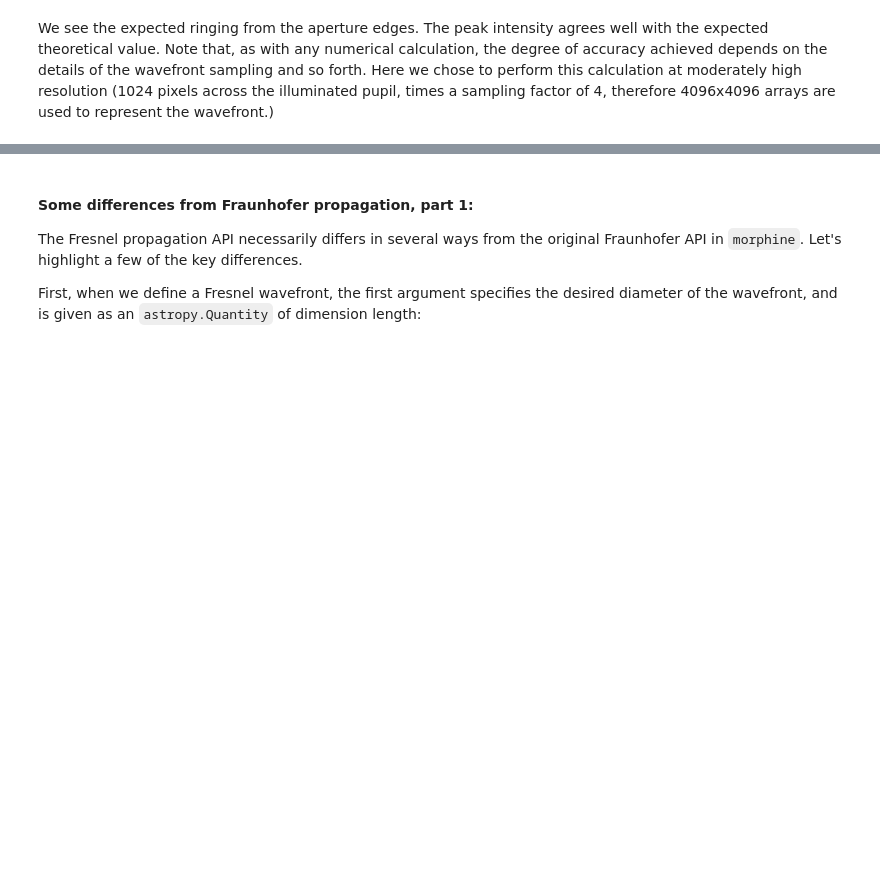
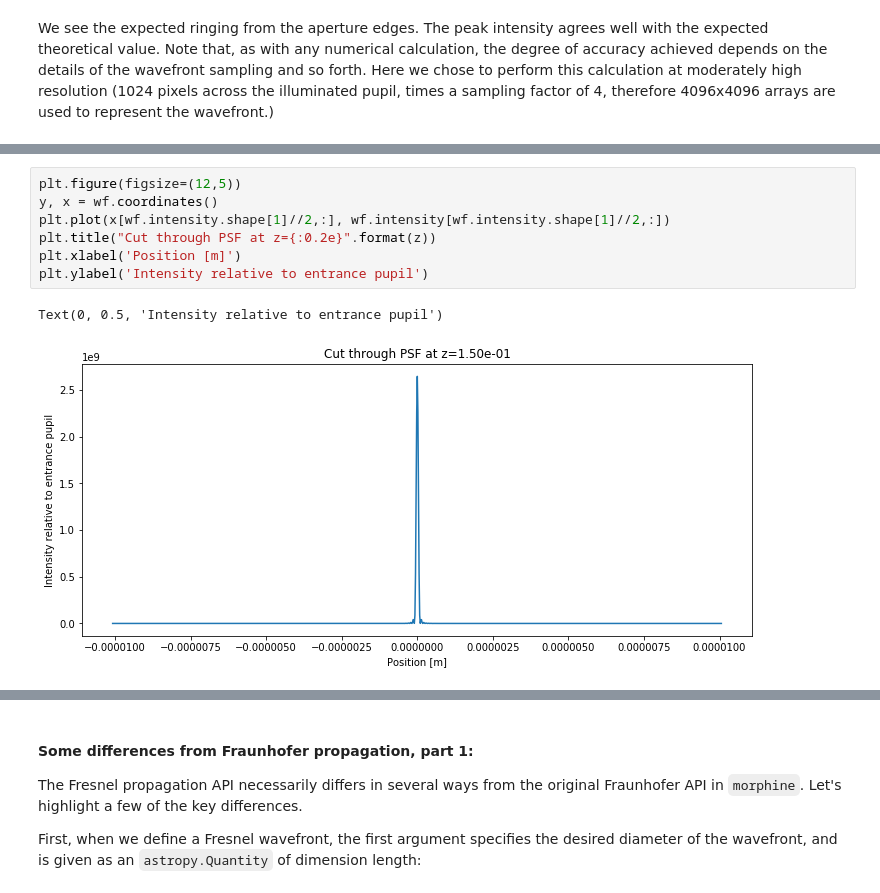
Before and after one commit to LouisDesdoigts/morphine, a Jupyter notebook: notebooks/morphine_fresnel.ipynb, the cells around one changed output, grey strips where cells are left out. Saved outputs shown, nothing was run; the diff lists cells and outputs as text; blank space fills up the shorter version.

```diff
--- a/notebooks/morphine_fresnel.ipynb
+++ b/notebooks/morphine_fresnel.ipynb
@@ -79,0 +113,10 @@ We see the expected ringing from the aperture edges. The peak intensity agrees w
+# %%
+plt.figure(figsize=(12,5))
+y, x = wf.coordinates()
+plt.plot(x[wf.intensity.shape[1]//2,:], wf.intensity[wf.intensity.shape[1]//2,:])
+plt.title("Cut through PSF at z={:0.2e}".format(z))
+plt.xlabel('Position [m]')
+plt.ylabel('Intensity relative to entrance pupil')
+# %% [output]
+Text(0, 0.5, 'Intensity relative to entrance pupil')
+[figure, added]
```
Also changed, not shown: parts of 10 cells of this notebook, 1 other file.
